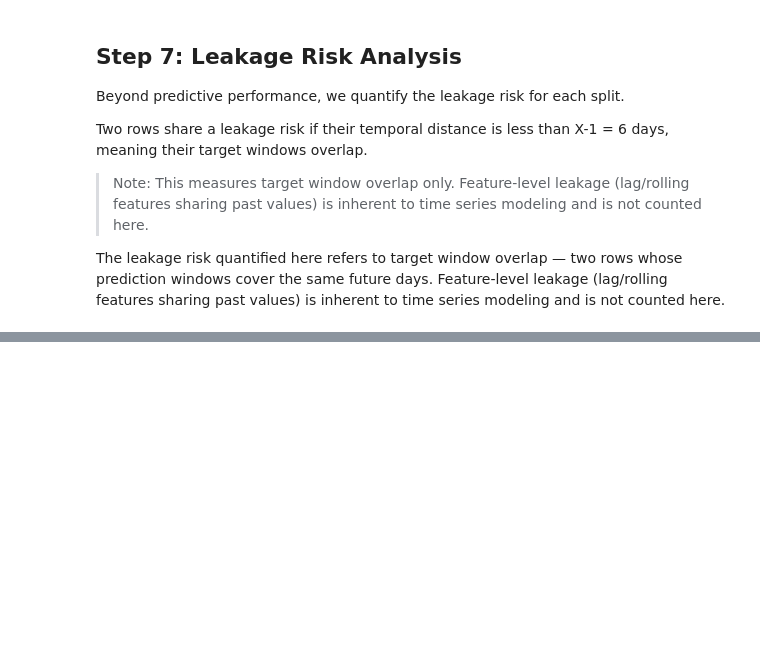
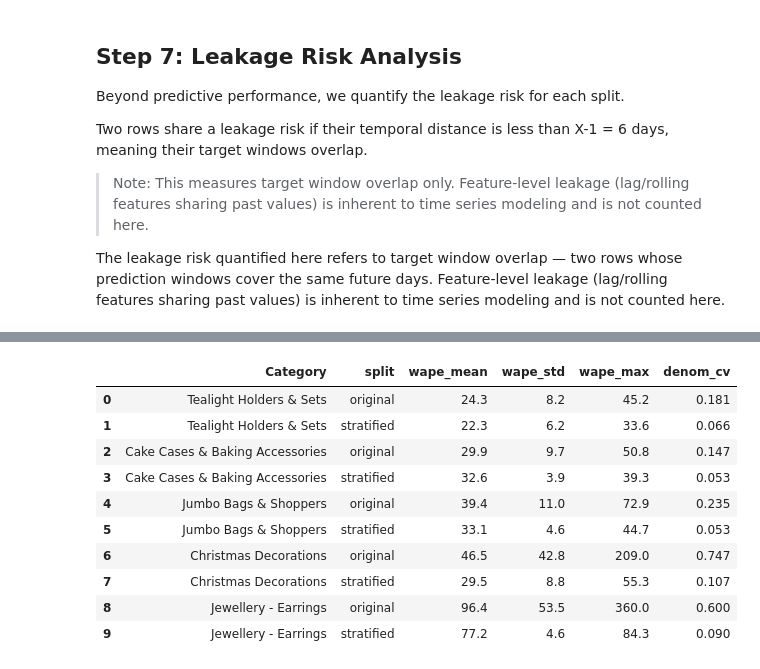
Before and after one commit to wll-hayat04/retail-demand-forecasting, a Jupyter notebook: notebooks/03_split_strategy.ipynb, the cells around one changed output, grey strips where cells are left out. Saved outputs shown, nothing was run; the diff lists cells and outputs as text; code cells hidden in the pictures; blank space fills up the shorter version.

```diff
--- a/notebooks/03_split_strategy.ipynb
+++ b/notebooks/03_split_strategy.ipynb
@@ -490,0 +378,15 @@ or TimeSeriesCV split would be more appropriate.
+# %%
+strat = pd.read_csv(config.RESULTS / "split_strategy_comparison.csv")
+strat
+# %% [output]
+|  | Category | split | wape_mean | wape_std | wape_max | denom_cv |
+| 0 | Tealight Holders & Sets | original | 24.3 | 8.2 | 45.2 | 0.181 |
+| 1 | Tealight Holders & Sets | stratified | 22.3 | 6.2 | 33.6 | 0.066 |
+| 2 | Cake Cases & Baking Accessories | original | 29.9 | 9.7 | 50.8 | 0.147 |
+| 3 | Cake Cases & Baking Accessories | stratified | 32.6 | 3.9 | 39.3 | 0.053 |
+| 4 | Jumbo Bags & Shoppers | original | 39.4 | 11.0 | 72.9 | 0.235 |
+| 5 | Jumbo Bags & Shoppers | stratified | 33.1 | 4.6 | 44.7 | 0.053 |
+| 6 | Christmas Decorations | original | 46.5 | 42.8 | 209.0 | 0.747 |
+| 7 | Christmas Decorations | stratified | 29.5 | 8.8 | 55.3 | 0.107 |
+| 8 | Jewellery - Earrings | original | 96.4 | 53.5 | 360.0 | 0.600 |
+| 9 | Jewellery - Earrings | stratified | 77.2 | 4.6 | 84.3 | 0.090 |
```
Also changed, not shown: parts of 21 cells of this notebook.
